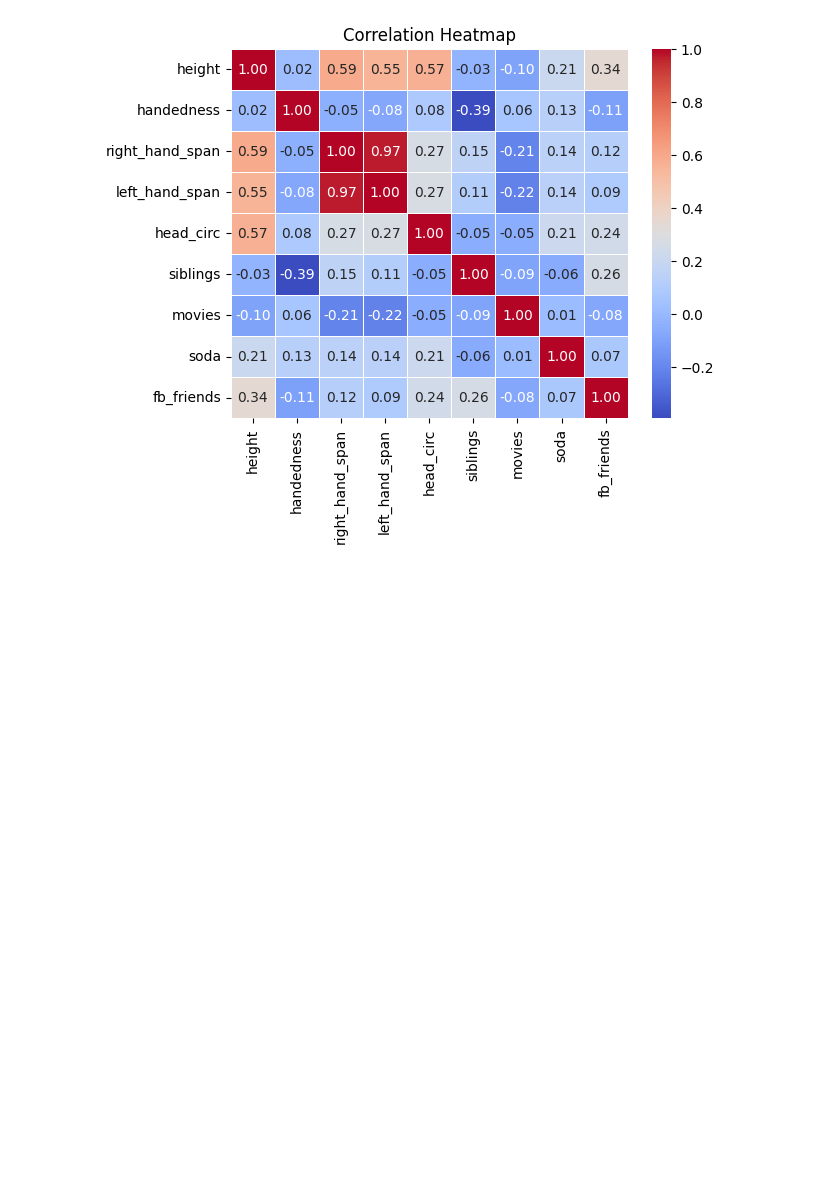
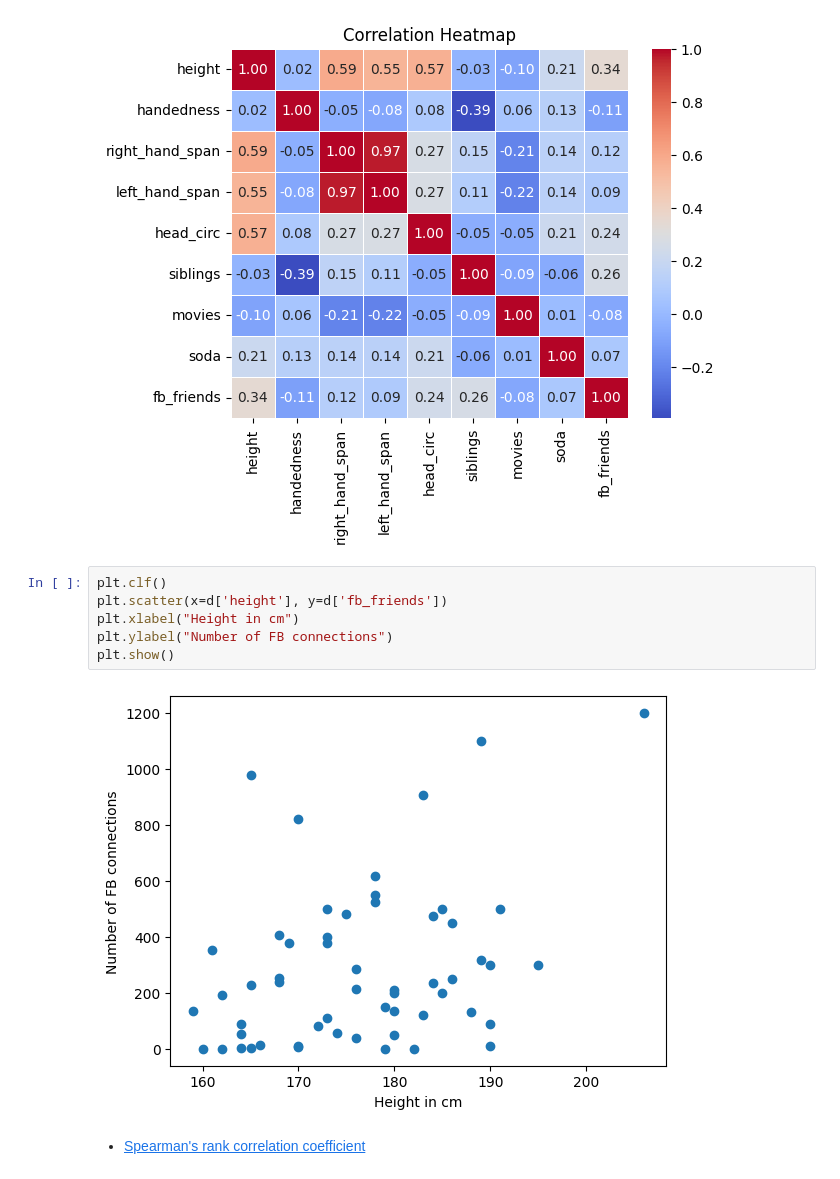
Before and after one commit to blakocha/DARPY2025, a Jupyter notebook: Notes_20251023.ipynb, the cells around one changed output. Cells and saved outputs as stored; diff of their text form; blank space fills up the shorter version.

```diff
--- a/Notes_20251023.ipynb
+++ b/Notes_20251023.ipynb
@@ -82,3 +82,13 @@ plt.title("Correlation Heatmap")
 plt.show()
 # %% [output]
 [figure]
+# %%
+plt.clf()
+plt.scatter(x=d['height'], y=d['fb_friends'])
+plt.xlabel("Height in cm")
+plt.ylabel("Number of FB connections")
+plt.show()
+# %% [output]
+[figure, added]
+# %% [markdown]
+* [Spearman's rank correlation coefficient](https://en.wikipedia.org/wiki/Spearman%27s_rank_correlation_coefficient)
```
Also changed, not shown: parts of 4 cells of this notebook.
